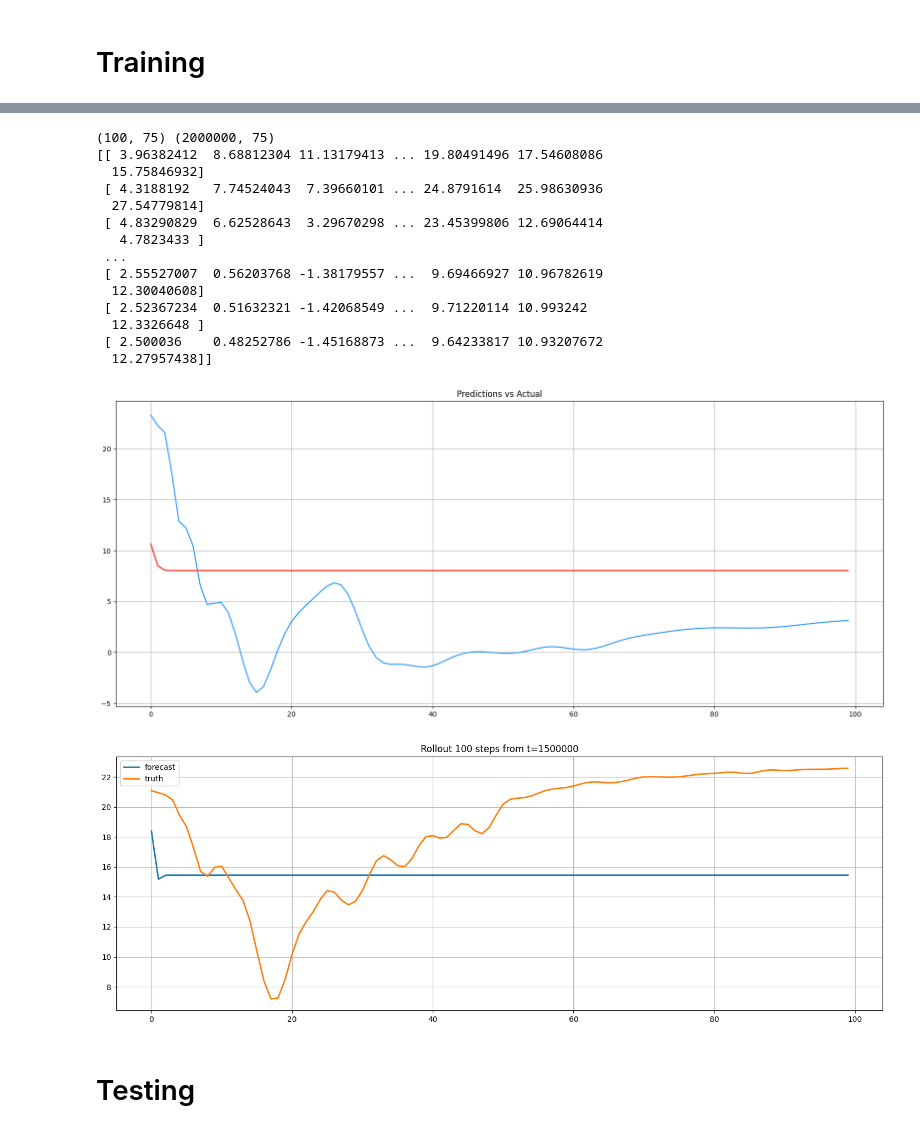
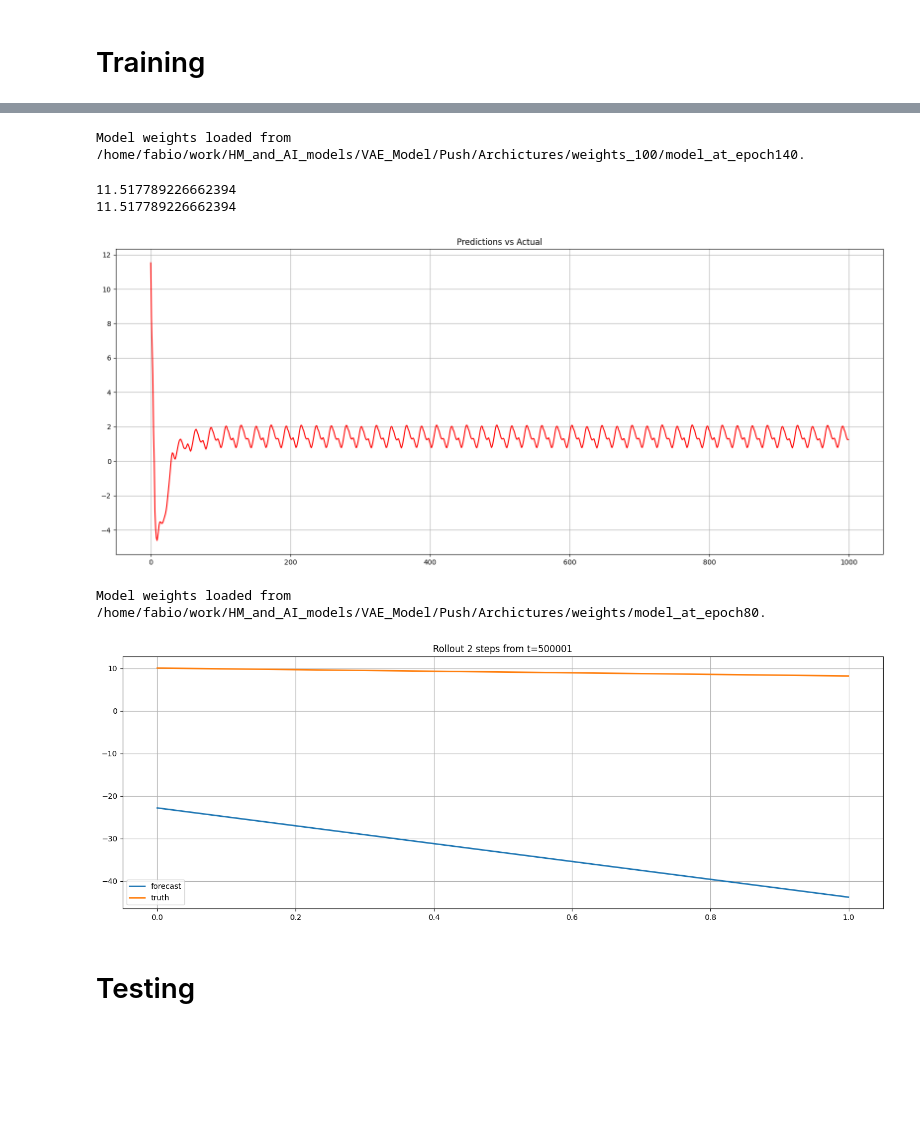
Before and after one commit to fabio2-uchi/modified_code, a Jupyter notebook: Archictures/latent_conditioned_decoder.ipynb, the cells around one changed output, grey strips where cells are left out. Cells and saved outputs as stored; diff of their text form; code cells hidden in the pictures; blank space fills up the shorter version.

```diff
--- a/Archictures/latent_conditioned_decoder.ipynb
+++ b/Archictures/latent_conditioned_decoder.ipynb
@@ -233,10 +248,11 @@ for epoch in range(num_epochs):
         with torch.no_grad():
             initial_cond = torch.reshape(torch.tensor(psi[0,:]), [1, 75]).float().cuda()
             z = torch.zeros([1, latent_dim]).float().cuda()
-            time_steps = 200
+            time_steps = 100
             pred = np.zeros([time_steps, 75])
+
             for k in tqdm(range(0, time_steps), desc = f"Mini Inference at Epoch {epoch}"):
-                    z = torch.randn_like(z)
+                    # z = torch.randn_like(z)
                     y = (model.decode(z.float().cuda(), initial_cond.float().cuda())).detach().cpu().numpy()
                     pred[k, :] = y
                     y_denorm = (y * std_psi[:, :] + mean_psi[:, :])
@@ -340,21 +356,25 @@ Epoch 41,
 
 
 # MODIFY THIS LINE FOR MODEL TESTING
-epoch = 220
-model_weights_path = f'/home/fabio/work/HM_and_AI_models/VAE_Model/Push/Archictures/weights/model_at_epoch_{epoch}'
+epoch = 140
+
+
+model_weights_path = f'/home/fabio/work/HM_and_AI_models/VAE_Model/Push/Archictures/weights_100/model_at_epoch{epoch}'
+
 
 if os.path.exists(model_weights_path):
     model.load_state_dict(torch.load(model_weights_path))
     print(f"Model weights loaded from {model_weights_path}.")
 
 for ens in range (0,1):
-    initial_cond = torch.reshape(torch.tensor(psi[0,:]), [1, 75])
-    time_step = 100
+    initial_cond = torch.reshape(torch.tensor(normalized_psi[500_000, :]), [1, 75])
+    time_step = 1000
     z = torch.zeros([1,latent_dim])
     num_ens = 1
-    pred = np.zeros ([time_step, 75, num_ens])
+    pred = np.zeros([time_step, 75, num_ens])
+    pred[0, :] = initial_cond.T
 
-    for k in tqdm(range (0, time_step), desc = "Inference"):
+    for k in tqdm(range (1, time_step), desc = "Inference"):
         # Small perturbations
         # z = torch.rand_like(z)
         y = (model.decode(z.float().cuda(),initial_cond.float().cuda())).detach().cpu().numpy()
@@ -362,18 +382,16 @@ for ens in range (0,1):
         y_denorm = (y * std_psi[:, :] + mean_psi[:, :])
         initial_cond = torch.tensor((y_denorm - mean_psi[:, :]) / std_psi[:, :])
 
-    # Denormalize final preds
     pred = pred.reshape(pred.shape[0], pred.shape[1])
-    print(pred.shape, psi.shape)
-    pred_mean = pred[:, :] * std_psi[:, :] + mean_psi[:, :]
 
-    # Denormalize test labels
-    actual_values = psi[:, :] * std_psi[:, :] + mean_psi[:, :]
-    print(actual_values)
+    pred_mean = (pred * std_psi) + mean_psi
+    actual_values = psi
 
     plt.figure(figsize=(20,8))
     plt.plot(pred_mean[0:time_step, 63], color = 'red')
-    plt.plot(actual_values[0:time_step, 63], color ='dodgerblue')
+    plt.plot(actual_values[500_000:time_step, 63], color ='dodgerblue')
+    print(actual_values[500_000, 63])
+    print(pred_mean[0, 63])
     plt.grid(True)
     plt.title(f"Predictions vs Actual")
     plt.savefig(f'/home/fabio/work/HM_and_AI_models/VAE_Model/Push/Archictures/inferences/pictures/epoch_{epoch}_{ens}.png')
@@ -381,37 +399,22 @@ for ens in range (0,1):
 
     np.save(f'/home/fabio/work/HM_and_AI_models/VAE_Model/Push/Archictures/inferences/data/epoch_{epoch}_{ens}.npy', pred_mean)
 # %% [output]
-(100, 75) (2000000, 75)
-[[ 3.96382412  8.68812304 11.13179413 ... 19.80491496 17.54608086
-  15.75846932]
- [ 4.3188192   7.74524043  7.39660101 ... 24.8791614  25.98630936
-  27.54779814]
- [ 4.83290829  6.62528643  3.29670298 ... 23.45399806 12.69064414
-   4.7823433 ]
- ...
- [ 2.55527007  0.56203768 -1.38179557 ...  9.69466927 10.96782619
-  12.30040608]
- [ 2.52367234  0.51632321 -1.42068549 ...  9.71220114 10.993242
-  12.3326648 ]
- [ 2.500036    0.48252786 -1.45168873 ...  9.64233817 10.93207672
-  12.27957438]]
+Model weights loaded from /home/fabio/work/HM_and_AI_models/VAE_Model/Push/Archictures/weights_100/model_at_epoch140.
+11.517789226662394
+11.517789226662394
-[figure, old version]
+[figure, new version]
 # %%
 # ------------------------------------------------------------
 # 1)  Choose the start index and verify you have enough data
 # ------------------------------------------------------------
-t0        = 1_500_000                    # <-- starting time step
-time_step = 100 # <-- forecast length
+t0        = 500_001 # <-- starting time step
+time_step = 2 # <-- forecast length
 assert psi.shape[0] > t0 + time_step, "ψ is not long enough"
 
 # ------------------------------------------------------------
 # 2)  Load the model weights (unchanged)
 # ------------------------------------------------------------
-epoch = 40
-model_weights_path = (
-    f"/home/fabio/work/HM_and_AI_models/VAE_Model/Push/Archictures/weights/"
-    f"model_at_epoch_{epoch}"
-)
+
 if os.path.exists(model_weights_path):
     model.load_state_dict(torch.load(model_weights_path))
     print(f"Model weights loaded from {model_weights_path}.")
@@ -439,34 +442,35 @@ for ens in range(1):                     # still one ensemble member
             .detach()
             .cpu()
             .numpy()
         )                       # y shape (1,75)
         pred[k] = y             # fills (75,) into pred[k]
 
         # denorm->renorm so the next step uses y as state
         y_denorm     = y * std_psi + mean_psi
         initial_cond = torch.tensor((y_denorm - mean_psi) / std_psi).float()
 
     # ------------------------------------------------------------
     # 4)  Denormalise the whole forecast and the matching truth
     # ------------------------------------------------------------
     pred_denorm   = pred * std_psi + mean_psi
     truth_window  = psi[t0 : t0 + time_step] * std_psi + mean_psi
 
     # ------------------------------------------------------------
     # 5)  Quick visual check and save
     # ------------------------------------------------------------
     plt.figure(figsize=(18,6))
     plt.plot(pred_denorm[:, 63],   label="forecast", linewidth=2)
     plt.plot(truth_window[:, 63],  label="truth",    linewidth=2)
     plt.title(f"Rollout {time_step} steps from t={t0}")
     plt.grid(True);  plt.legend()
     out_dir = "/home/fabio/work/HM_and_AI_models/VAE_Model/Push/Archictures/inferences"
     plt.savefig(f"{out_dir}/pictures/epoch_{epoch}_{ens}.png")
     plt.show()
 
     np.save(f"{out_dir}/data/epoch_{epoch}_{ens}.npy", pred_denorm)
 # %% [output]
+Model weights loaded from /home/fabio/work/HM_and_AI_models/VAE_Model/Push/Archictures/weights/model_at_epoch80.
-[figure, old version]
+[figure, new version]
 # %% [markdown]
 # Testing
 # %%
```
Also changed, not shown: parts of 3 cells of this notebook.
